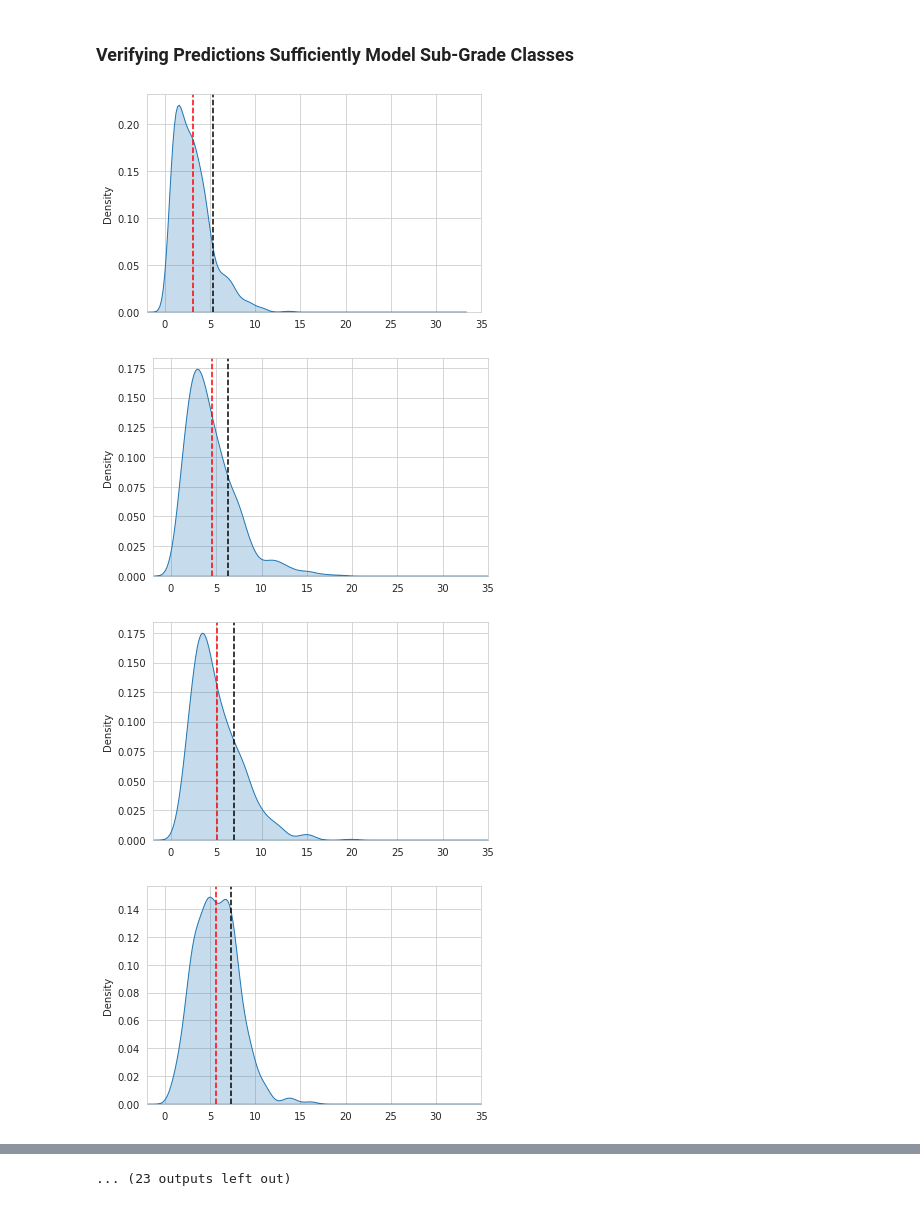
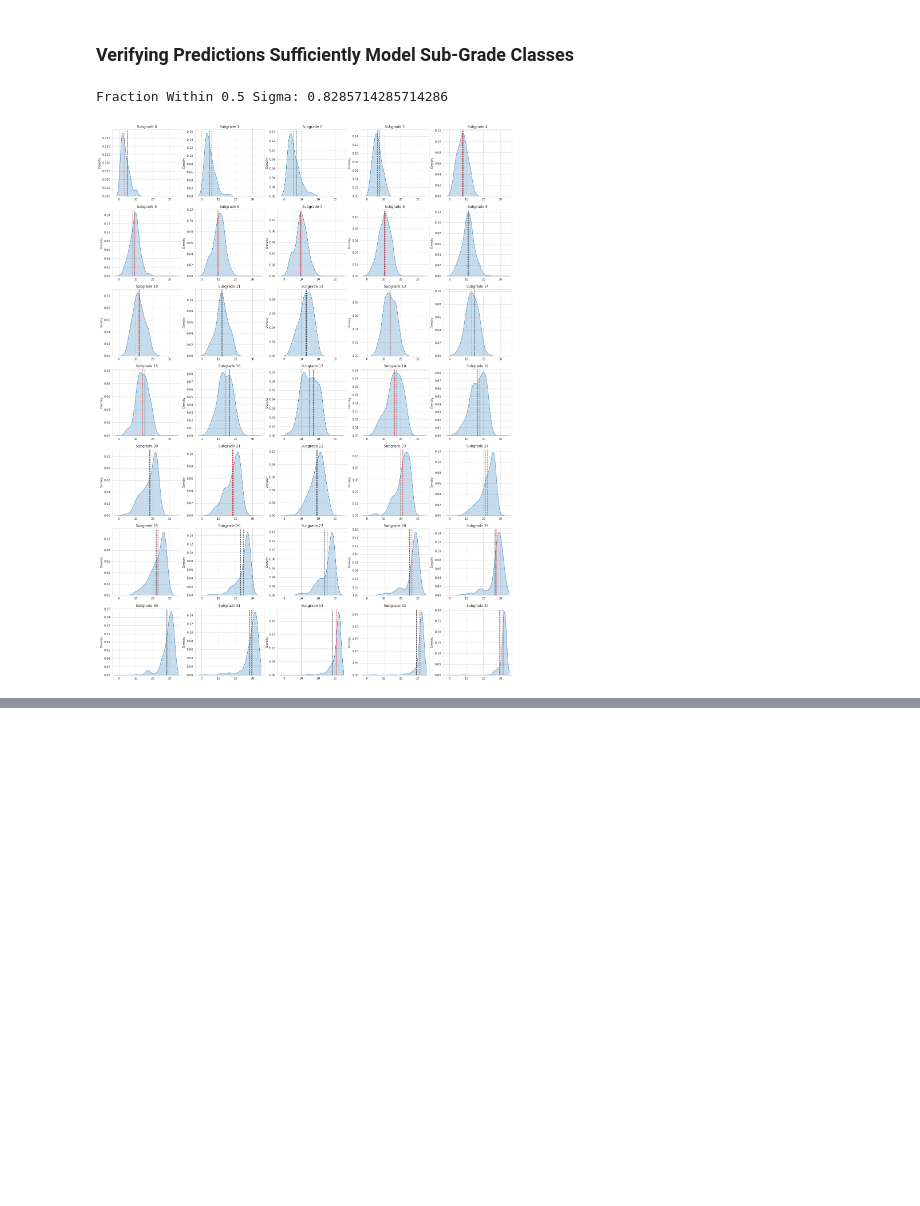
Before and after one commit to Wichaelian/citadel-summer-invitational22, a Jupyter notebook: notebooks/Nearest Neighbors Rate Prediction Verification.ipynb, the cells around one changed output, grey strips where cells are left out. Drawn from its saved outputs; the diff is of its cells as text; code cells hidden in the pictures; blank space fills up the shorter version.

```diff
--- a/notebooks/Nearest Neighbors Rate Prediction Verification.ipynb
+++ b/notebooks/Nearest Neighbors Rate Prediction Verification.ipynb
@@ -280,19 +289,38 @@ rf_r2
 # %% [markdown]
 ### Verifying Predictions Sufficiently Model Sub-Grade Classes
 # %%
-pred_int_rate = best_rf.predict(X_train)
+pred_int_rate = best_rf.predict(X_test)
 # %%
 pred_int_rate = pd.Series(pred_int_rate)
 xrange = np.linspace(-2, 35, 2000)
-for i in range(35):
-    ax = sns.kdeplot(pred_int_rate[y_train == i], cut = 35, clip = (-2, 35), fill = True)
-    plt.xlim([-2, 35])
-    # nn_df_reset_ind["int_rate"][nn_df_reset_ind["sub_grade"] == i].plot(kind = "kde")
-    plt.axvline(x=sub_grade_to_int_rate[i], color='k', linestyle='--')
-    plt.axvline(x=pred_int_rate[y_train == i].mean(), color = 'r', linestyle='--')
-    plt.show()
+one_sig = 0
+
+fig, ax = plt.subplots(nrows=7, ncols=5)
+fig.set_figheight(35)
+fig.set_figwidth(25)
+
+index = 0
+for row in ax:
+  for col in row:
+    sns.kdeplot(pred_int_rate[y_test == index], cut = 35, clip = (-2, 35), fill = True, ax = col)
+    col.axvline(x=sub_grade_to_int_rate[index], color='k', linestyle='--')
+    if (abs(sub_grade_to_int_rate[index] - pred_int_rate[y_test == index].mean()) < 0.5*pred_int_rate[y_test == index].std()):
+         one_sig += 1
+    col.axvline(x=pred_int_rate[y_test == index].mean(), color = 'r', linestyle='--')
+    col.set_title(f"Subgrade {index}")
+    index +=1
+
+# for i in range(35):
+#     ax = sns.kdeplot(pred_int_rate[y_test == i], cut = 35, clip = (-2, 35), fill = True)
+#     plt.xlim([-2, 35])
+#     if (abs(sub_grade_to_int_rate[i] - pred_int_rate[y_test == i].mean()) < 0.5*pred_int_rate[y_test == i].std()):
+#         one_sig += 1
+#     # nn_df_reset_ind["int_rate"][nn_df_reset_ind["sub_grade"] == i].plot(kind = "kde")
+#     plt.axvline(x=sub_grade_to_int_rate[i], color='k', linestyle='--')
+#     plt.axvline(x=pred_int_rate[y_test == i].mean(), color = 'r', linestyle='--')
+#     plt.show()
+fig.savefig(FIG_PATH + "partition_subgrade_alt.png", bbox_inches = "tight")
+print(f"Fraction Within 0.5 Sigma: {one_sig / 35}")
 # %% [output]
+Fraction Within 0.5 Sigma: 0.8285714285714286
-[figure, old version]
+[figure, new version]
-[figure, removed]
-[figure, removed]
-[figure, removed]
@@ -307,3 +327,2 @@ for i in range(35):
-... (23 outputs left out)
 # %%
 import matplotlib.cm
```
Also changed, not shown: parts of 11 cells of this notebook, 14 other files.
